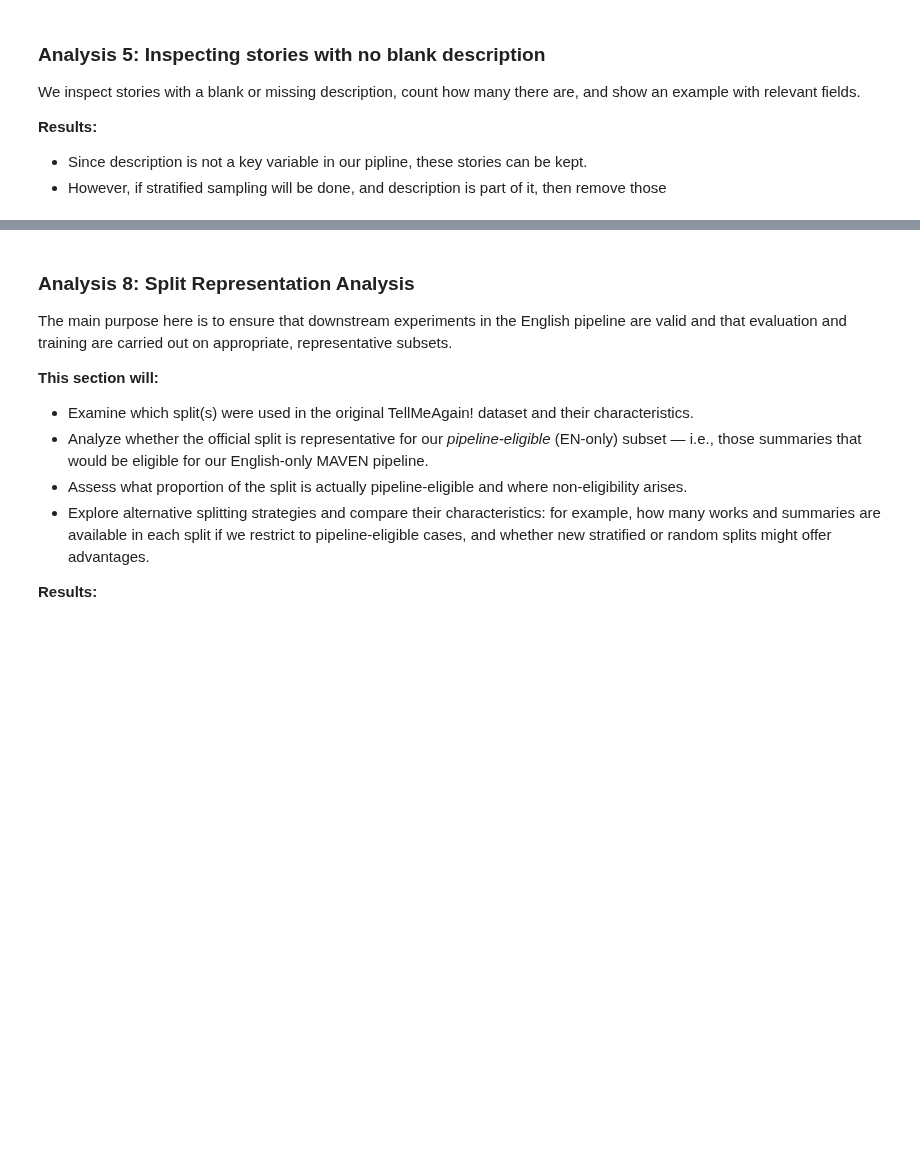
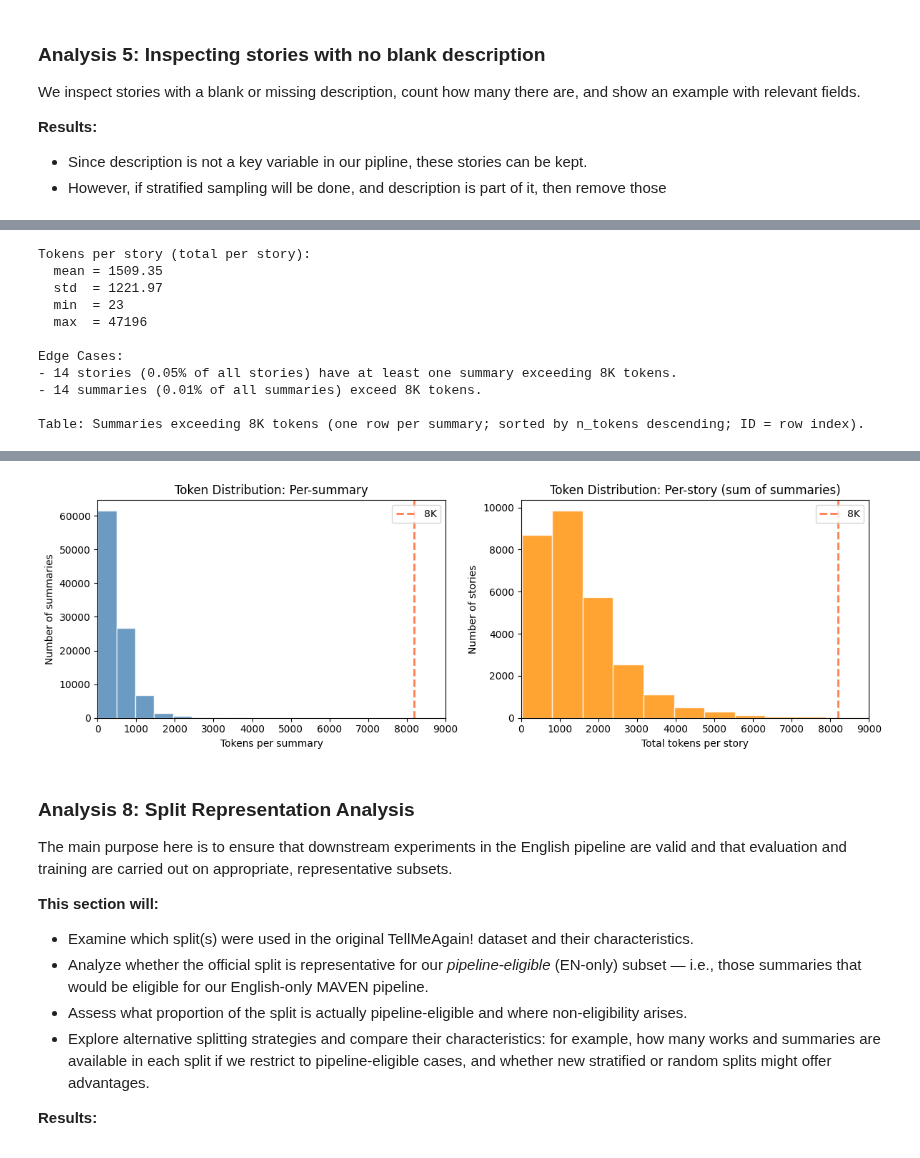
Before and after one commit to bgrsph/uva-thesis-computational-narrative-analysis, a Jupyter notebook: eda/eda.ipynb, the cells around one changed output, grey strips where cells are left out. Drawn from its saved outputs; the diff is of its cells as text; code cells hidden in the pictures; blank space fills up the shorter version.

```diff
--- a/eda/eda.ipynb
+++ b/eda/eda.ipynb
@@ -687,0 +908,76 @@ This analysis examines the average token size of eligible summaries in our datas
+# %%
+# Per-story totals (one value per story)
+story_token_stats = token_df.groupby("wikidata_id").agg(
+    total_tokens=("n_tokens", "sum"),
+).reset_index()
+tokens_per_story = story_token_stats["total_tokens"]
+
+# Mean, std, min, max tokens per story
+print("\033[1;33mTokens per story (total per story):\033[0m")
+print(f"  mean = {tokens_per_story.mean():.2f}")
+print(f"  std  = {tokens_per_story.std():.2f}")
+print(f"  min  = {tokens_per_story.min():.0f}")
+print(f"  max  = {tokens_per_story.max():.0f}")
+
+# Edge Cases: Summaries over 8K
+over_8k = token_df[token_df["n_tokens"] > 8192].copy()
+n_summaries_over_8k = len(over_8k)
+n_stories_over_8k = over_8k["wikidata_id"].nunique()
+n_all_summaries = len(token_df)
+n_all_stories = token_df["wikidata_id"].nunique()
+
+# Print the edge cases
+print("\n\033[1;33mEdge Cases:\033[0m")
+print(f"- {n_stories_over_8k} stories ({100 * n_stories_over_8k / n_all_stories:.2f}% of all stories) "
+      f"have at least one summary exceeding 8K tokens.")
+print(f"- {n_summaries_over_8k} summaries ({100 * n_summaries_over_8k / n_all_summaries:.2f}% of all summaries) exceed 8K tokens.")
+
+# Table: all summaries over 8K (ID = row index)
+print("\n\033[1;33mTable: Summaries exceeding 8K tokens (one row per summary; sorted by n_tokens descending; ID = row index).\033[0m")
+over_8k_display = over_8k[["wikidata_id", "summary_id", "n_tokens"]].sort_values("n_tokens", ascending=False).reset_index(drop=True)
+over_8k_display = over_8k_display.rename(columns={"summary_id": "language"})
+over_8k_display.index.name = "ID"
+display(over_8k_display)
+
+# Print the token distributions per summary and per story
+
+fig, axes = plt.subplots(1, 2, figsize=(12, 4))
+
+# For better visual coverage of the 8K line, set xlim to at least 9000 or wider
+summary_tokens_xlim = max(9000, token_df["n_tokens"].quantile(0.99))
+story_tokens_xlim = max(9000, story_token_stats["total_tokens"].quantile(0.99))
+
+# Left: per-summary
+axes[0].hist(token_df["n_tokens"], bins=60, color="steelblue", edgecolor="white", alpha=0.8)
+axes[0].axvline(8192, color="coral", linestyle="--", linewidth=2, label="8K")
+axes[0].set_xlabel("Tokens per summary")
+axes[0].set_ylabel("Number of summaries")
+axes[0].set_title("Token Distribution: Per-summary")
+axes[0].set_xlim(0, summary_tokens_xlim)
+# Always show legend even if offscreen
+axes[0].legend(loc="upper right")
+
+
+# Right: per-story (total tokens)
+axes[1].hist(story_token_stats["total_tokens"], bins=60, color="darkorange", edgecolor="white", alpha=0.8)
+axes[1].axvline(8192, color="coral", linestyle="--", linewidth=2, label="8K")
+axes[1].set_xlabel("Total tokens per story")
+axes[1].set_ylabel("Number of stories")
+axes[1].set_title("Token Distribution: Per-story (sum of summaries)")
+axes[1].set_xlim(0, story_tokens_xlim)
+axes[1].legend(loc="upper right")
+
+plt.tight_layout()
+plt.show()
+# %% [output]
+Tokens per story (total per story):
+  mean = 1509.35
+  std  = 1221.97
+  min  = 23
+  max  = 47196
+
+Edge Cases:
+- 14 stories (0.05% of all stories) have at least one summary exceeding 8K tokens.
+- 14 summaries (0.01% of all summaries) exceed 8K tokens.
+
+Table: Summaries exceeding 8K tokens (one row per summary; sorted by n_tokens descending; ID = row index).
@@ -688,3 +1000,4 @@ This analysis examines the average token size of eligible summaries in our datas
+[figure, added]
 # %% [markdown]
 ### Analysis 8: Split Representation Analysis
 
```
Also changed, not shown: parts of 13 cells of this notebook.
